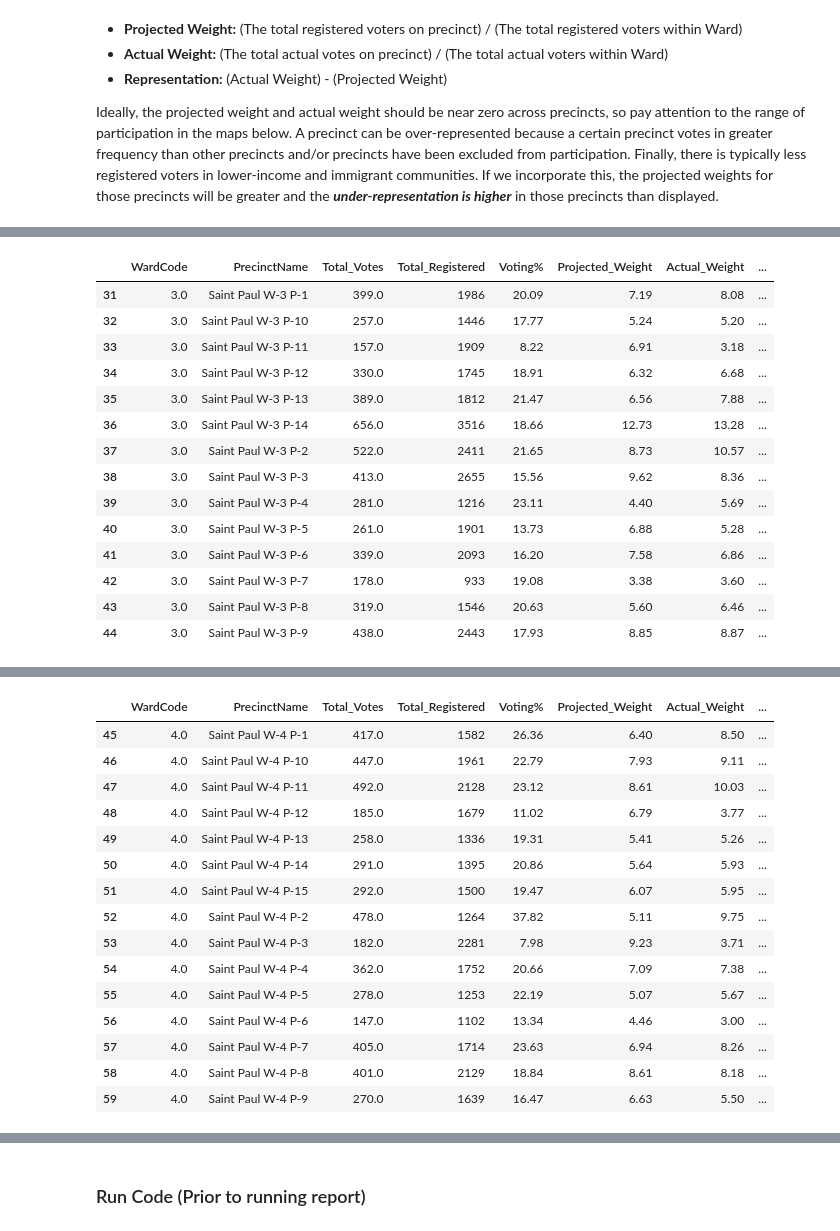
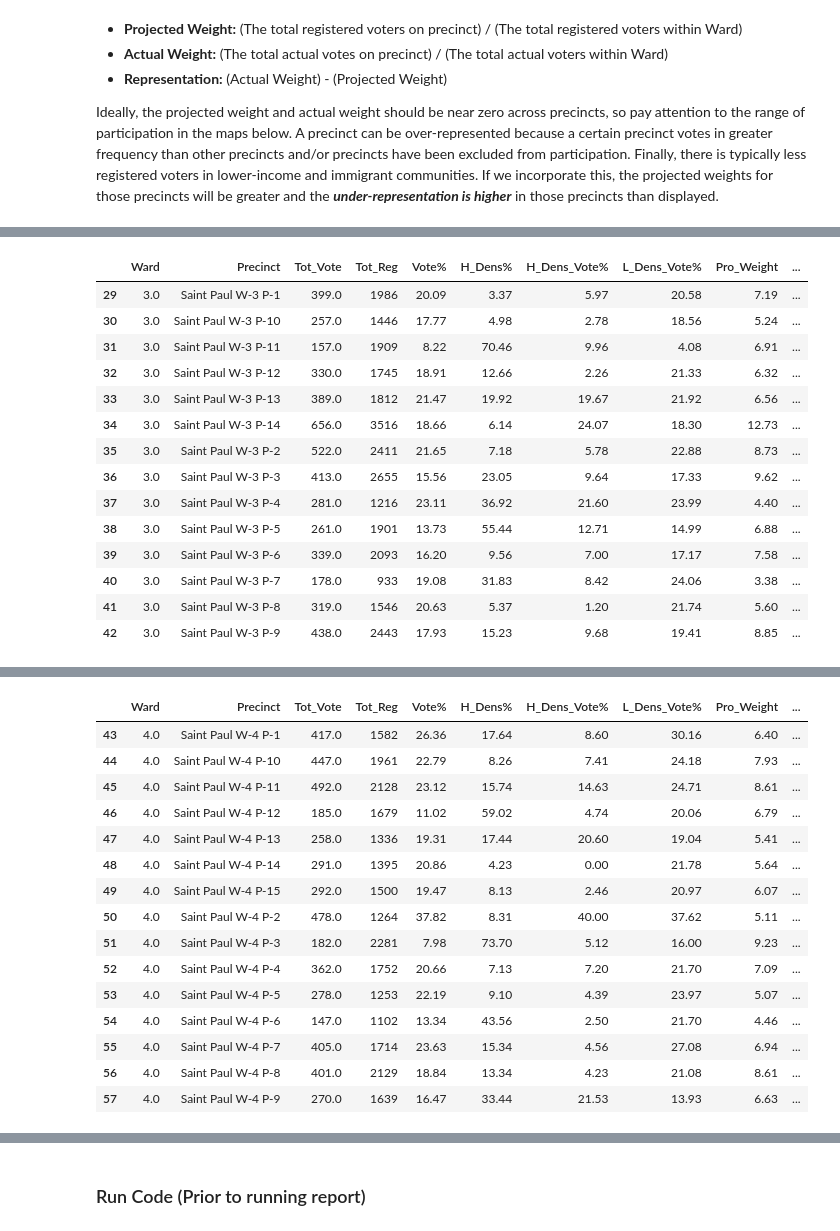
Before and after one commit to sustainabu/OpenData_Saint_Paul, a Jupyter notebook: _Saint Paul City Council Election Analysis/Saint Paul 2015 City Council Voting Report_06-24-19 [Data Only].ipynb, the cells around one changed output, grey strips where cells are left out. Cells and saved outputs as stored; diff of their text form; code cells hidden in the pictures.

```diff
--- a/_Saint Paul City Council Election Analysis/Saint Paul 2015 City Council Voting Report_06-24-19 [Data Only].ipynb
+++ b/_Saint Paul City Council Election Analysis/Saint Paul 2015 City Council Voting Report_06-24-19 [Data Only].ipynb
@@ -210,23 +209,23 @@ map_2015_SP_CityCouncilRepresentation_byPrecinct(2)
 
 <img src="Graphs/Ward3 Map.png" alt="Drawing" style="width: 600px;"/>
 # %%
-P_15.query('WardCode==3')
+P_15.query('Ward==3')
 # %% [output]
-|  | WardCode | PrecinctName | Total_Votes | Total_Registered | Voting% | Projected_Weight | Actual_Weight | ... |
-| 31 | 3.0 | Saint Paul W-3 P-1 | 399.0 | 1986 | 20.09 | 7.19 | 8.08 | ... |
-| 32 | 3.0 | Saint Paul W-3 P-10 | 257.0 | 1446 | 17.77 | 5.24 | 5.20 | ... |
-| 33 | 3.0 | Saint Paul W-3 P-11 | 157.0 | 1909 | 8.22 | 6.91 | 3.18 | ... |
-| 34 | 3.0 | Saint Paul W-3 P-12 | 330.0 | 1745 | 18.91 | 6.32 | 6.68 | ... |
-| 35 | 3.0 | Saint Paul W-3 P-13 | 389.0 | 1812 | 21.47 | 6.56 | 7.88 | ... |
-| 36 | 3.0 | Saint Paul W-3 P-14 | 656.0 | 3516 | 18.66 | 12.73 | 13.28 | ... |
-| 37 | 3.0 | Saint Paul W-3 P-2 | 522.0 | 2411 | 21.65 | 8.73 | 10.57 | ... |
-| 38 | 3.0 | Saint Paul W-3 P-3 | 413.0 | 2655 | 15.56 | 9.62 | 8.36 | ... |
-| 39 | 3.0 | Saint Paul W-3 P-4 | 281.0 | 1216 | 23.11 | 4.40 | 5.69 | ... |
-| 40 | 3.0 | Saint Paul W-3 P-5 | 261.0 | 1901 | 13.73 | 6.88 | 5.28 | ... |
-| 41 | 3.0 | Saint Paul W-3 P-6 | 339.0 | 2093 | 16.20 | 7.58 | 6.86 | ... |
-| 42 | 3.0 | Saint Paul W-3 P-7 | 178.0 | 933 | 19.08 | 3.38 | 3.60 | ... |
-| 43 | 3.0 | Saint Paul W-3 P-8 | 319.0 | 1546 | 20.63 | 5.60 | 6.46 | ... |
-| 44 | 3.0 | Saint Paul W-3 P-9 | 438.0 | 2443 | 17.93 | 8.85 | 8.87 | ... |
+|  | Ward | Precinct | Tot_Vote | Tot_Reg | Vote% | H_Dens% | H_Dens_Vote% | L_Dens_Vote% | Pro_Weight | ... |
+| 29 | 3.0 | Saint Paul W-3 P-1 | 399.0 | 1986 | 20.09 | 3.37 | 5.97 | 20.58 | 7.19 | ... |
+| 30 | 3.0 | Saint Paul W-3 P-10 | 257.0 | 1446 | 17.77 | 4.98 | 2.78 | 18.56 | 5.24 | ... |
+| 31 | 3.0 | Saint Paul W-3 P-11 | 157.0 | 1909 | 8.22 | 70.46 | 9.96 | 4.08 | 6.91 | ... |
+| 32 | 3.0 | Saint Paul W-3 P-12 | 330.0 | 1745 | 18.91 | 12.66 | 2.26 | 21.33 | 6.32 | ... |
+| 33 | 3.0 | Saint Paul W-3 P-13 | 389.0 | 1812 | 21.47 | 19.92 | 19.67 | 21.92 | 6.56 | ... |
+| 34 | 3.0 | Saint Paul W-3 P-14 | 656.0 | 3516 | 18.66 | 6.14 | 24.07 | 18.30 | 12.73 | ... |
+| 35 | 3.0 | Saint Paul W-3 P-2 | 522.0 | 2411 | 21.65 | 7.18 | 5.78 | 22.88 | 8.73 | ... |
+| 36 | 3.0 | Saint Paul W-3 P-3 | 413.0 | 2655 | 15.56 | 23.05 | 9.64 | 17.33 | 9.62 | ... |
+| 37 | 3.0 | Saint Paul W-3 P-4 | 281.0 | 1216 | 23.11 | 36.92 | 21.60 | 23.99 | 4.40 | ... |
+| 38 | 3.0 | Saint Paul W-3 P-5 | 261.0 | 1901 | 13.73 | 55.44 | 12.71 | 14.99 | 6.88 | ... |
+| 39 | 3.0 | Saint Paul W-3 P-6 | 339.0 | 2093 | 16.20 | 9.56 | 7.00 | 17.17 | 7.58 | ... |
+| 40 | 3.0 | Saint Paul W-3 P-7 | 178.0 | 933 | 19.08 | 31.83 | 8.42 | 24.06 | 3.38 | ... |
+| 41 | 3.0 | Saint Paul W-3 P-8 | 319.0 | 1546 | 20.63 | 5.37 | 1.20 | 21.74 | 5.60 | ... |
+| 42 | 3.0 | Saint Paul W-3 P-9 | 438.0 | 2443 | 17.93 | 15.23 | 9.68 | 19.41 | 8.85 | ... |
 # %%
 map_2015_SP_CityCouncilRepresentation_byPrecinct(3)
 # %% [output]
@@ -236,24 +235,24 @@ map_2015_SP_CityCouncilRepresentation_byPrecinct(3)
 
 <img src="Graphs/Ward4 Map.png" alt="Drawing" style="width: 600px;"/>
 # %%
-P_15.query('WardCode==4')
+P_15.query('Ward==4')
 # %% [output]
-|  | WardCode | PrecinctName | Total_Votes | Total_Registered | Voting% | Projected_Weight | Actual_Weight | ... |
-| 45 | 4.0 | Saint Paul W-4 P-1 | 417.0 | 1582 | 26.36 | 6.40 | 8.50 | ... |
-| 46 | 4.0 | Saint Paul W-4 P-10 | 447.0 | 1961 | 22.79 | 7.93 | 9.11 | ... |
-| 47 | 4.0 | Saint Paul W-4 P-11 | 492.0 | 2128 | 23.12 | 8.61 | 10.03 | ... |
-| 48 | 4.0 | Saint Paul W-4 P-12 | 185.0 | 1679 | 11.02 | 6.79 | 3.77 | ... |
-| 49 | 4.0 | Saint Paul W-4 P-13 | 258.0 | 1336 | 19.31 | 5.41 | 5.26 | ... |
-| 50 | 4.0 | Saint Paul W-4 P-14 | 291.0 | 1395 | 20.86 | 5.64 | 5.93 | ... |
-| 51 | 4.0 | Saint Paul W-4 P-15 | 292.0 | 1500 | 19.47 | 6.07 | 5.95 | ... |
-| 52 | 4.0 | Saint Paul W-4 P-2 | 478.0 | 1264 | 37.82 | 5.11 | 9.75 | ... |
-| 53 | 4.0 | Saint Paul W-4 P-3 | 182.0 | 2281 | 7.98 | 9.23 | 3.71 | ... |
-| 54 | 4.0 | Saint Paul W-4 P-4 | 362.0 | 1752 | 20.66 | 7.09 | 7.38 | ... |
-| 55 | 4.0 | Saint Paul W-4 P-5 | 278.0 | 1253 | 22.19 | 5.07 | 5.67 | ... |
-| 56 | 4.0 | Saint Paul W-4 P-6 | 147.0 | 1102 | 13.34 | 4.46 | 3.00 | ... |
-| 57 | 4.0 | Saint Paul W-4 P-7 | 405.0 | 1714 | 23.63 | 6.94 | 8.26 | ... |
-| 58 | 4.0 | Saint Paul W-4 P-8 | 401.0 | 2129 | 18.84 | 8.61 | 8.18 | ... |
-| 59 | 4.0 | Saint Paul W-4 P-9 | 270.0 | 1639 | 16.47 | 6.63 | 5.50 | ... |
+|  | Ward | Precinct | Tot_Vote | Tot_Reg | Vote% | H_Dens% | H_Dens_Vote% | L_Dens_Vote% | Pro_Weight | ... |
+| 43 | 4.0 | Saint Paul W-4 P-1 | 417.0 | 1582 | 26.36 | 17.64 | 8.60 | 30.16 | 6.40 | ... |
+| 44 | 4.0 | Saint Paul W-4 P-10 | 447.0 | 1961 | 22.79 | 8.26 | 7.41 | 24.18 | 7.93 | ... |
+| 45 | 4.0 | Saint Paul W-4 P-11 | 492.0 | 2128 | 23.12 | 15.74 | 14.63 | 24.71 | 8.61 | ... |
+| 46 | 4.0 | Saint Paul W-4 P-12 | 185.0 | 1679 | 11.02 | 59.02 | 4.74 | 20.06 | 6.79 | ... |
+| 47 | 4.0 | Saint Paul W-4 P-13 | 258.0 | 1336 | 19.31 | 17.44 | 20.60 | 19.04 | 5.41 | ... |
+| 48 | 4.0 | Saint Paul W-4 P-14 | 291.0 | 1395 | 20.86 | 4.23 | 0.00 | 21.78 | 5.64 | ... |
+| 49 | 4.0 | Saint Paul W-4 P-15 | 292.0 | 1500 | 19.47 | 8.13 | 2.46 | 20.97 | 6.07 | ... |
+| 50 | 4.0 | Saint Paul W-4 P-2 | 478.0 | 1264 | 37.82 | 8.31 | 40.00 | 37.62 | 5.11 | ... |
+| 51 | 4.0 | Saint Paul W-4 P-3 | 182.0 | 2281 | 7.98 | 73.70 | 5.12 | 16.00 | 9.23 | ... |
+| 52 | 4.0 | Saint Paul W-4 P-4 | 362.0 | 1752 | 20.66 | 7.13 | 7.20 | 21.70 | 7.09 | ... |
+| 53 | 4.0 | Saint Paul W-4 P-5 | 278.0 | 1253 | 22.19 | 9.10 | 4.39 | 23.97 | 5.07 | ... |
+| 54 | 4.0 | Saint Paul W-4 P-6 | 147.0 | 1102 | 13.34 | 43.56 | 2.50 | 21.70 | 4.46 | ... |
+| 55 | 4.0 | Saint Paul W-4 P-7 | 405.0 | 1714 | 23.63 | 15.34 | 4.56 | 27.08 | 6.94 | ... |
+| 56 | 4.0 | Saint Paul W-4 P-8 | 401.0 | 2129 | 18.84 | 13.34 | 4.23 | 21.08 | 8.61 | ... |
+| 57 | 4.0 | Saint Paul W-4 P-9 | 270.0 | 1639 | 16.47 | 33.44 | 21.53 | 13.93 | 6.63 | ... |
 # %%
 map_2015_SP_CityCouncilRepresentation_byPrecinct(4)
 # %% [output]
```
Also changed, not shown: parts of 8 cells of this notebook, 5 other files.
